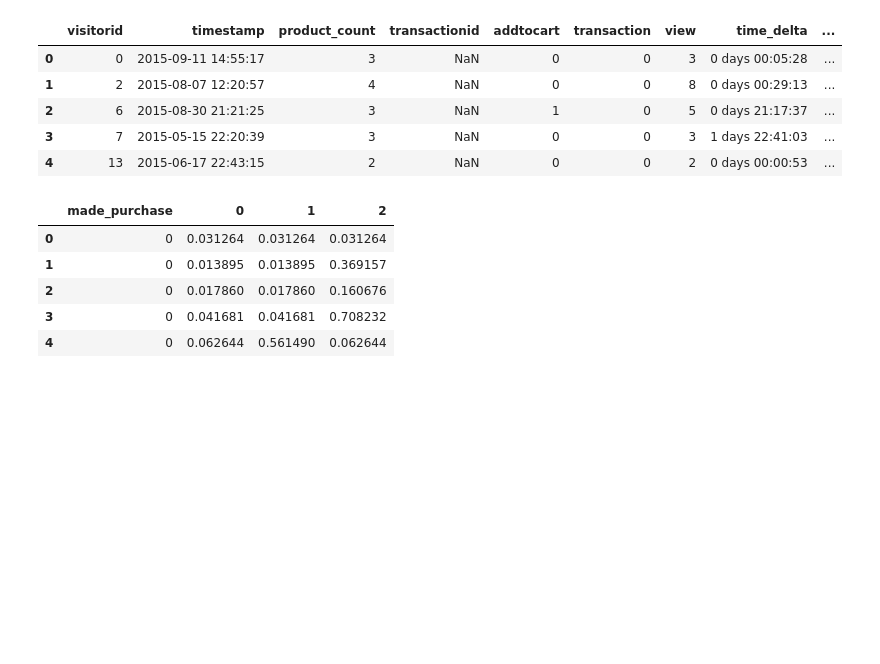
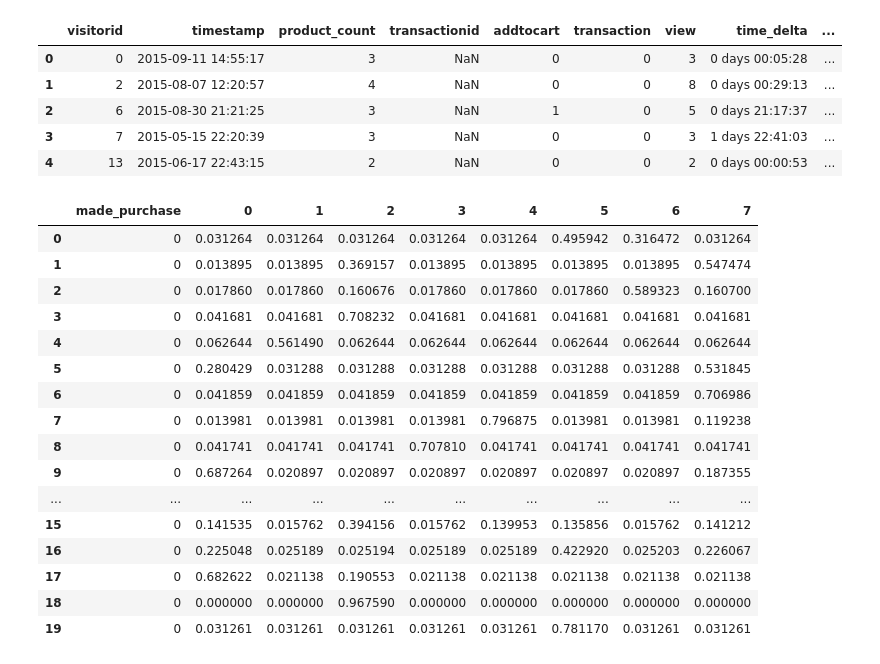
Before and after one commit to truejimfrank/WebCustomerFingerprints, a Jupyter notebook: notebooks/log_regression.ipynb, the cells around one changed output. Drawn from its saved outputs; the diff is of its cells as text; code cells hidden in the pictures; blank space fills up the shorter version.

```diff
--- a/notebooks/log_regression.ipynb
+++ b/notebooks/log_regression.ipynb
@@ -245,14 +246,25 @@ dflda.head()
 | 3 | 7 | 2015-05-15 22:20:39 | 3 | NaN | 0 | 0 | 3 | 1 days 22:41:03 | ... |
 | 4 | 13 | 2015-06-17 22:43:15 | 2 | NaN | 0 | 0 | 2 | 0 days 00:00:53 | ... |
 # %%
-dflda[['made_purchase', 0, 1, 2]].head()
+dflda[['made_purchase', 0, 1, 2,3,4,5,6,7]].head(20)
 # %% [output]
-|  | made_purchase | 0 | 1 | 2 |
-| 0 | 0 | 0.031264 | 0.031264 | 0.031264 |
-| 1 | 0 | 0.013895 | 0.013895 | 0.369157 |
-| 2 | 0 | 0.017860 | 0.017860 | 0.160676 |
-| 3 | 0 | 0.041681 | 0.041681 | 0.708232 |
-| 4 | 0 | 0.062644 | 0.561490 | 0.062644 |
+|  | made_purchase | 0 | 1 | 2 | 3 | 4 | 5 | 6 | 7 |
+| 0 | 0 | 0.031264 | 0.031264 | 0.031264 | 0.031264 | 0.031264 | 0.495942 | 0.316472 | 0.031264 |
+| 1 | 0 | 0.013895 | 0.013895 | 0.369157 | 0.013895 | 0.013895 | 0.013895 | 0.013895 | 0.547474 |
+| 2 | 0 | 0.017860 | 0.017860 | 0.160676 | 0.017860 | 0.017860 | 0.017860 | 0.589323 | 0.160700 |
+| 3 | 0 | 0.041681 | 0.041681 | 0.708232 | 0.041681 | 0.041681 | 0.041681 | 0.041681 | 0.041681 |
+| 4 | 0 | 0.062644 | 0.561490 | 0.062644 | 0.062644 | 0.062644 | 0.062644 | 0.062644 | 0.062644 |
+| 5 | 0 | 0.280429 | 0.031288 | 0.031288 | 0.031288 | 0.031288 | 0.031288 | 0.031288 | 0.531845 |
+| 6 | 0 | 0.041859 | 0.041859 | 0.041859 | 0.041859 | 0.041859 | 0.041859 | 0.041859 | 0.706986 |
+| 7 | 0 | 0.013981 | 0.013981 | 0.013981 | 0.013981 | 0.796875 | 0.013981 | 0.013981 | 0.119238 |
+| 8 | 0 | 0.041741 | 0.041741 | 0.041741 | 0.707810 | 0.041741 | 0.041741 | 0.041741 | 0.041741 |
+| 9 | 0 | 0.687264 | 0.020897 | 0.020897 | 0.020897 | 0.020897 | 0.020897 | 0.020897 | 0.187355 |
+| ... | ... | ... | ... | ... | ... | ... | ... | ... | ... |
+| 15 | 0 | 0.141535 | 0.015762 | 0.394156 | 0.015762 | 0.139953 | 0.135856 | 0.015762 | 0.141212 |
+| 16 | 0 | 0.225048 | 0.025189 | 0.025194 | 0.025189 | 0.025189 | 0.422920 | 0.025203 | 0.226067 |
+| 17 | 0 | 0.682622 | 0.021138 | 0.190553 | 0.021138 | 0.021138 | 0.021138 | 0.021138 | 0.021138 |
+| 18 | 0 | 0.000000 | 0.000000 | 0.967590 | 0.000000 | 0.000000 | 0.000000 | 0.000000 | 0.000000 |
+| 19 | 0 | 0.031261 | 0.031261 | 0.031261 | 0.031261 | 0.031261 | 0.781170 | 0.031261 | 0.031261 |
 # %%
 dflda.info()
 # %% [output]
```
Also changed, not shown: parts of 3 cells of this notebook, 3 other files.
